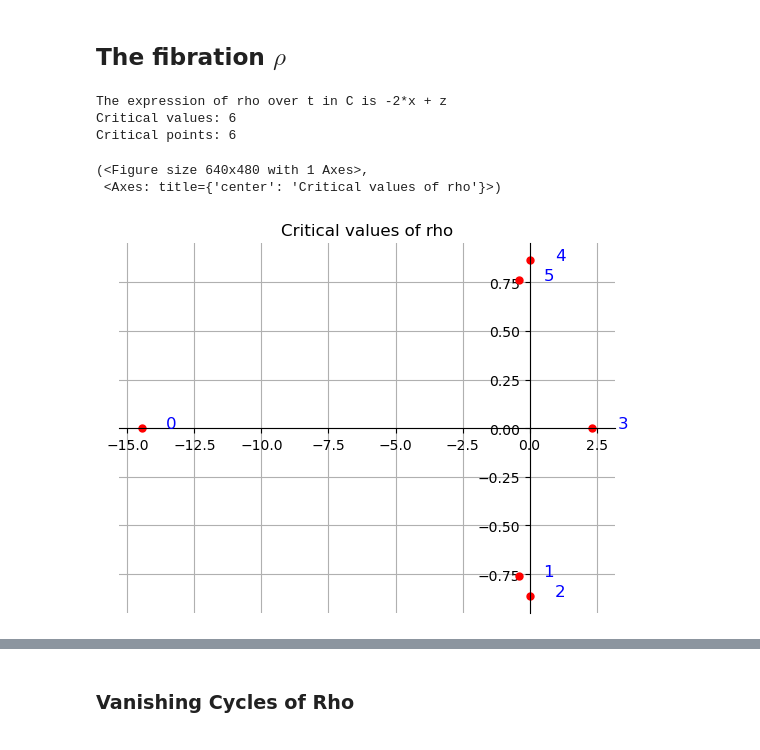
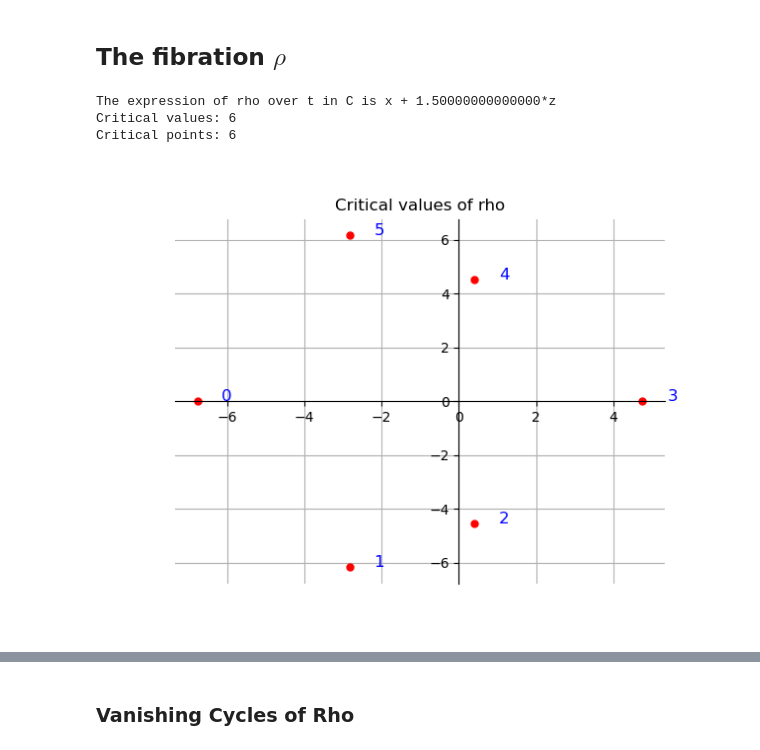
Before and after one commit to ViveLeFrance/Painlev-, a Jupyter notebook: p5.ipynb, the cells around one changed output, grey strips where cells are left out. Cells and saved outputs as stored; diff of their text form; code cells hidden in the pictures.

```diff
--- a/p5.ipynb
+++ b/p5.ipynb
@@ -102,47 +108,29 @@ Basis matrix:
 # %%
 ar = var('ar', domain=CC)
 br = var('br', domain=CC)
 
 rho = ar*x + br*z
 
 # rho = rho.subs({ar: 3*e^(2*Pi*I*-0.05).n(), br: 8*e^(2*I*Pi*0.08).n()})
 
-rho = rho.subs({ar: -2, br: 1})
+# rho = rho.subs({ar: -2, br: 1})
+rho = rho.subs({ar: 1, br: 1.5})
 origin_fibre_rho = 0
 
 rho_t = rho.subs(solvefor == t_fibre)
 rho_0 = rho_t.subs(t==origin_fibre)
 
 rho = LefschetzFibration([x,z], t_fibre.subs(t==origin_fibre), rho_0)
 
 crit_points_rho = rho.get_critical_points()
 crit_values_rho = sort_by_angle(rho.get_critical_values())
 
-# Somehow crit values is bugging out
-
-# a = var('a', domain=CC)
-# constraints = [rho.domain==0]
-# gradient_constraints = [rho.domain.diff(variable) == a*rho.fibration.diff(variable) for variable in rho.variables]
-# a_solved = solve(gradient_constraints[0], a)[0]
-# b = gradient_constraints[0]
-# gradient_constraints = [constraint.lhs() - constraint.rhs().subs(a_solved) ==0 for constraint in gradient_constraints[1:]]
-# constraints.extend(gradient_constraints)
-# print(constraints)
-
-# crit_points_rho = solve(constraints, rho.variables)
-# crit_points_rho = [[expression.lhs() == expression.rhs().n() for expression in solution] for solution in crit_points_rho]
-# crit_values_rho = sort_by_angle([rho(cpoint) for cpoint in crit_points_rho])
-
-# print(crit_points_rho)
-
 print(f'The expression of rho over t in C is {rho_t}')
 print(f'Critical values: {len(crit_values_rho)}')
 print(f'Critical points: {len(crit_points_rho)}')
 plot_points_ordered(crit_values_rho, origin_fibre=origin_fibre_rho, title="Critical values of rho")
 # %% [output]
-The expression of rho over t in C is -2*x + z
+The expression of rho over t in C is x + 1.50000000000000*z
 Critical values: 6
 Critical points: 6
-(<Figure size 640x480 with 1 Axes>,
- <Axes: title={'center': 'Critical values of rho'}>)
-[figure, old version]
+[figure, new version]
```
Also changed, not shown: parts of 7 cells of this notebook, 9 other files.
